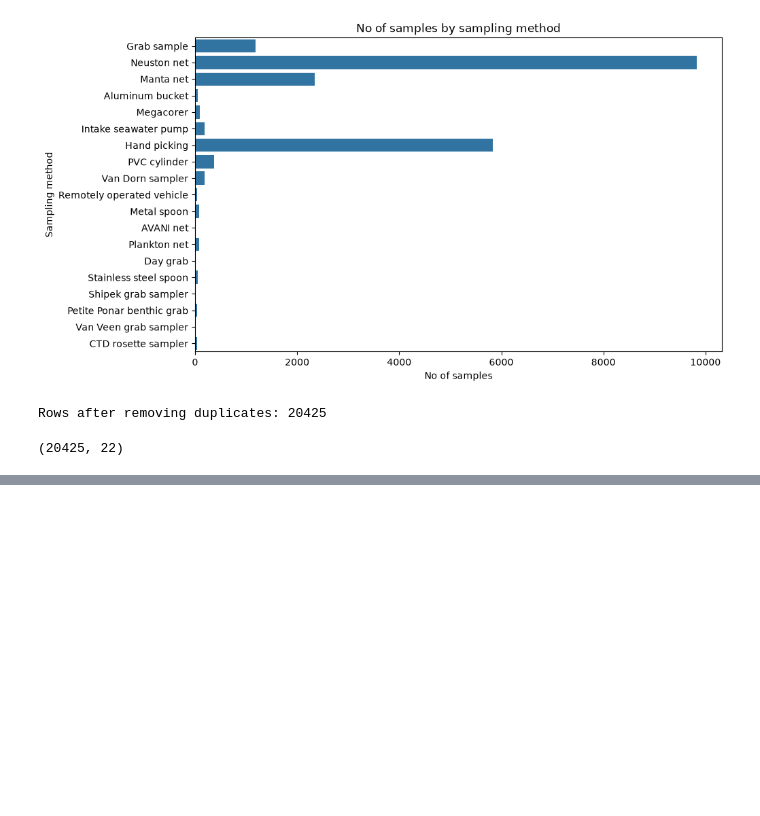
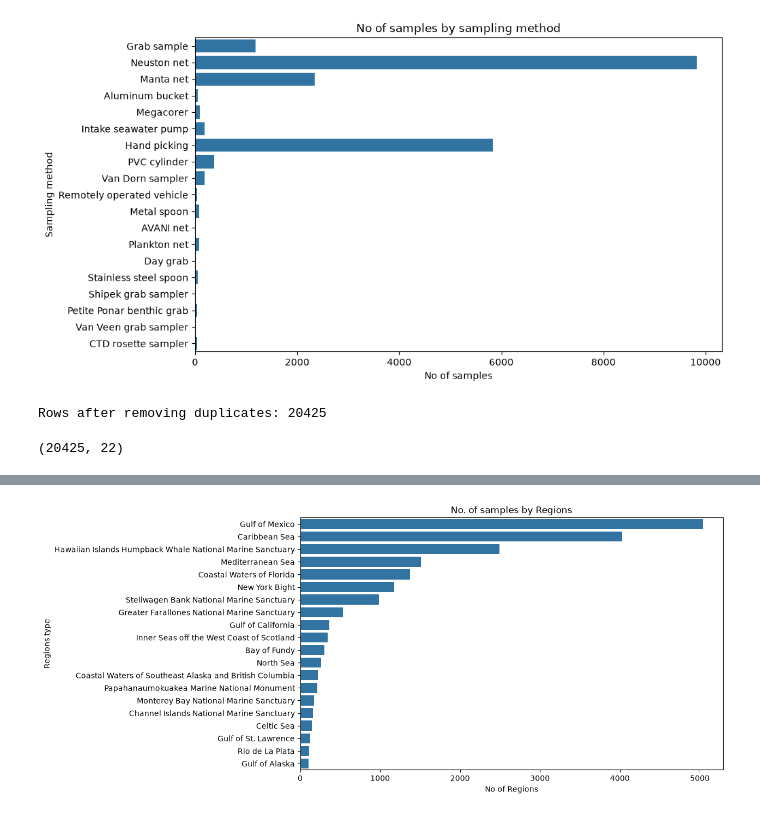
Before and after one commit to EmaSkryp/microplastic-project, a Jupyter notebook: notebooks/1_No.ipynb, the cells around one changed output, grey strips where cells are left out. Cells and saved outputs as stored; diff of their text form; code cells hidden in the pictures; blank space fills up the shorter version.

```diff
--- a/notebooks/1_No.ipynb
+++ b/notebooks/1_No.ipynb
@@ -123,0 +200,21 @@ dtype: int64
+# %%
+#No. of samples by Regions, but limiting the regions that have at least 100 samples to show up
+
+counts = df_clean["Regions"].value_counts()
+counts = counts[counts >= 100]
+counts = counts.sort_values(ascending=False)
+
+plt.figure(figsize=(10, 6))
+
+sns.barplot(
+    x=counts.values,
+    y=counts.index
+)
+
+plt.title("No. of samples by Regions")
+plt.xlabel("No of Regions")
+plt.ylabel("Regions type")
+
+plt.show()
+# %% [output]
+[figure, added]
```
Also changed, not shown: parts of 8 cells of this notebook.
